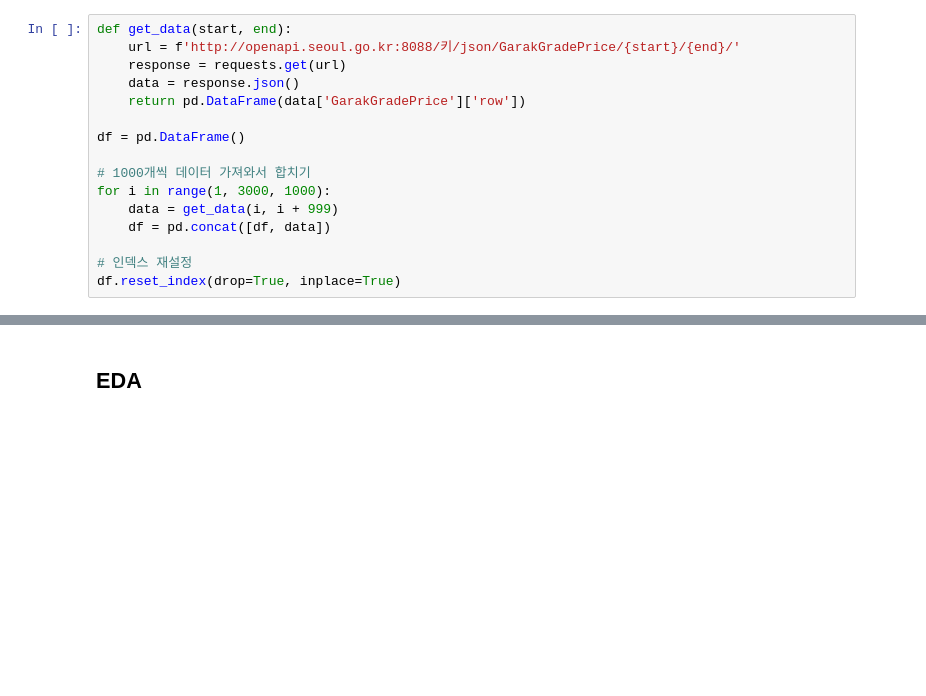
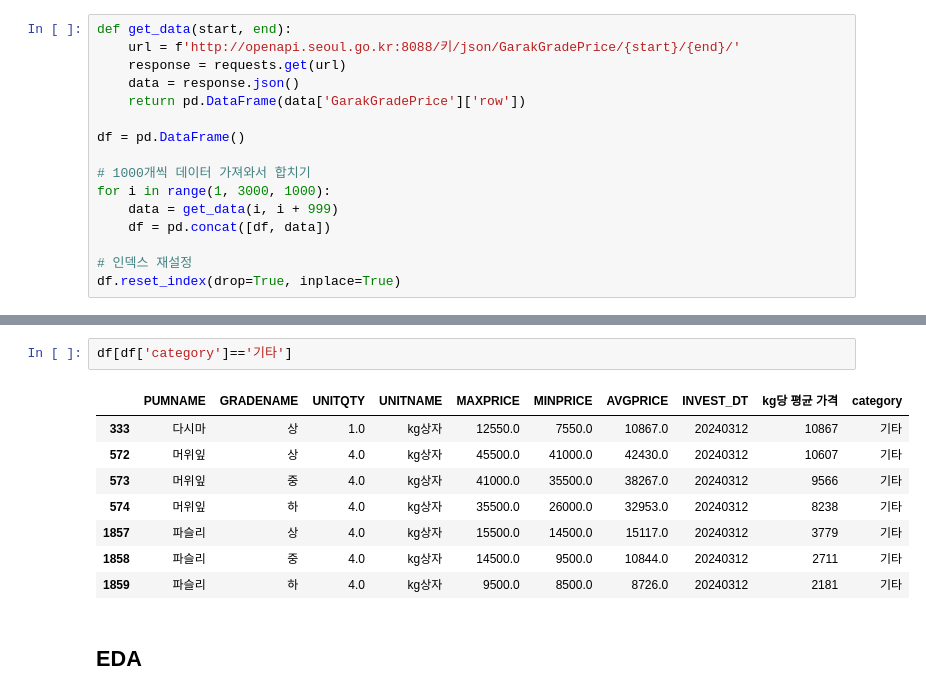
Before and after one commit to KangHoJ/sijang_project, a Jupyter notebook: price.ipynb, the cells around one changed output, grey strips where cells are left out. Saved outputs shown, nothing was run; the diff lists cells and outputs as text; blank space fills up the shorter version.

```diff
--- a/price.ipynb
+++ b/price.ipynb
@@ -160,3 +156,14 @@ df.to_sql(name='shop', con=conn, if_exists='replace', index=False)
+# %%
+df[df['category']=='기타']
+# %% [output]
+|  | PUMNAME | GRADENAME | UNITQTY | UNITNAME | MAXPRICE | MINPRICE | AVGPRICE | INVEST_DT | kg당 평균 가격 | category |
+| 333 | 다시마 | 상 | 1.0 | kg상자 | 12550.0 | 7550.0 | 10867.0 | 20240312 | 10867 | 기타 |
+| 572 | 머위잎 | 상 | 4.0 | kg상자 | 45500.0 | 41000.0 | 42430.0 | 20240312 | 10607 | 기타 |
+| 573 | 머위잎 | 중 | 4.0 | kg상자 | 41000.0 | 35500.0 | 38267.0 | 20240312 | 9566 | 기타 |
+| 574 | 머위잎 | 하 | 4.0 | kg상자 | 35500.0 | 26000.0 | 32953.0 | 20240312 | 8238 | 기타 |
+| 1857 | 파슬리 | 상 | 4.0 | kg상자 | 15500.0 | 14500.0 | 15117.0 | 20240312 | 3779 | 기타 |
+| 1858 | 파슬리 | 중 | 4.0 | kg상자 | 14500.0 | 9500.0 | 10844.0 | 20240312 | 2711 | 기타 |
+| 1859 | 파슬리 | 하 | 4.0 | kg상자 | 9500.0 | 8500.0 | 8726.0 | 20240312 | 2181 | 기타 |
 # %% [markdown]
 ## EDA
 # %%
```
Also changed, not shown: parts of 4 cells of this notebook, 4 other files.
